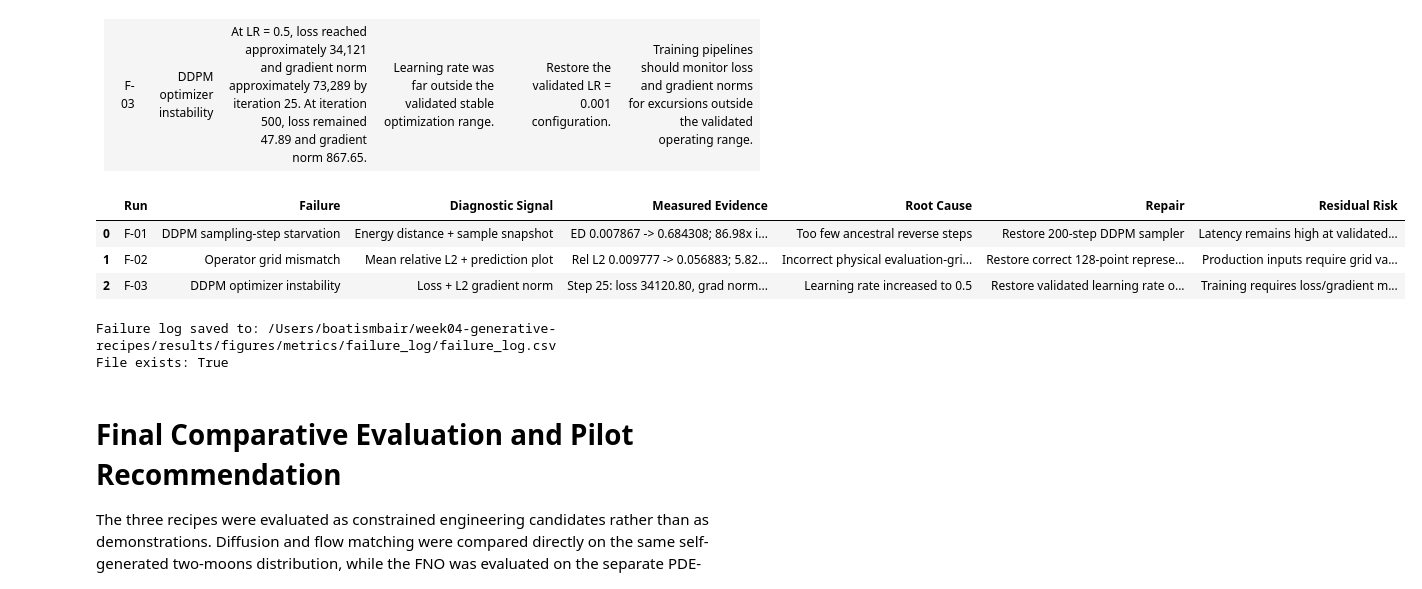
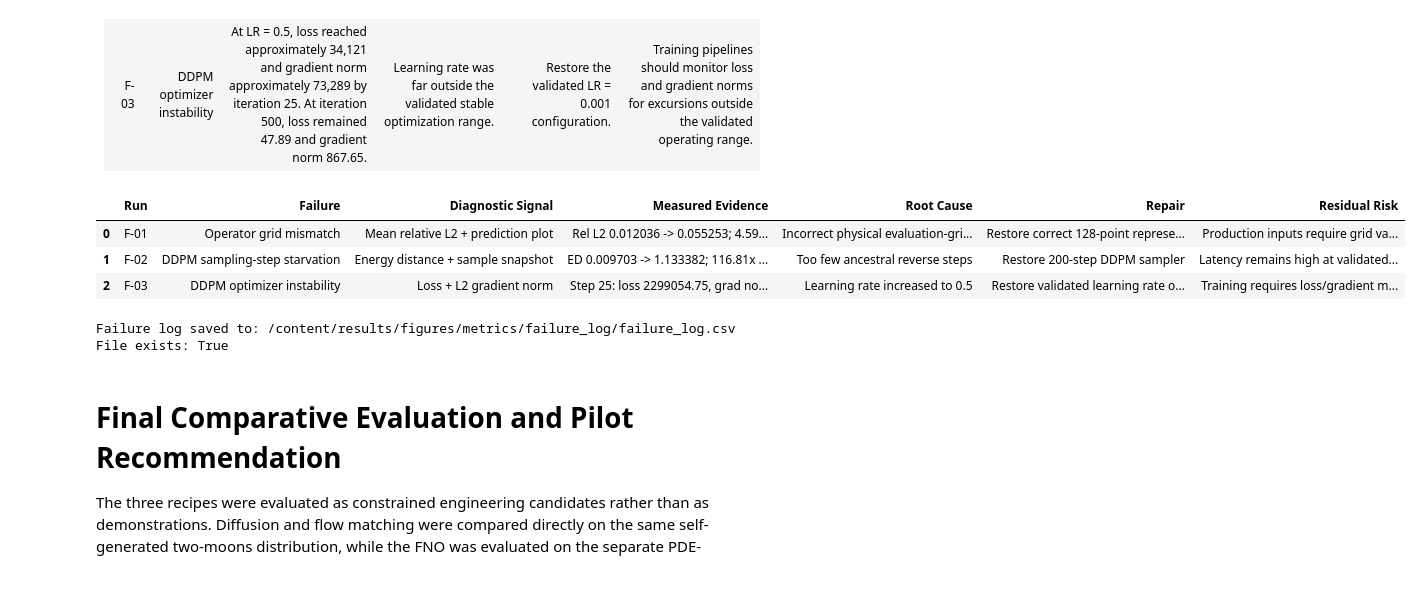
Before and after one commit to brentoatis-collab/week04-generative-recipes, a Jupyter notebook: notebooks/week04_three_recipes.ipynb, the cells around one changed output. Saved outputs shown, nothing was run; the diff lists cells and outputs as text; code cells hidden in the pictures.

Commit message:
Week 04: add validated Colab T4 results

```diff
--- a/notebooks/week04_three_recipes.ipynb
+++ b/notebooks/week04_three_recipes.ipynb
@@ -2698,47 +2698,48 @@ validated baseline configuration.
 # %%
 failure_log = pd.DataFrame([
     {
         "Run": "F-01",
+        "Failure": "Operator grid mismatch",
+        "Diagnostic Signal": "Mean relative L2 + prediction plot",
+        "Measured Evidence": (
+            f"Rel L2 {repaired_mean_l2:.6f} -> {bad_mean_l2:.6f}; "
+            f"{bad_mean_l2 / repaired_mean_l2:.2f}x increase"
+        ),
+        "Root Cause": "Incorrect physical evaluation-grid representation",
+        "Repair": "Restore correct 128-point representation",
+        "Residual Risk": "Production inputs require grid validation"
+    },
+    {
+        "Run": "F-02",
         "Failure": "DDPM sampling-step starvation",
         "Diagnostic Signal": "Energy distance + sample snapshot",
         "Measured Evidence": (
             f"ED {ddpm_energy:.6f} -> {ddpm_20_energy:.6f}; "
             f"{ddpm_20_energy / ddpm_energy:.2f}x increase"
         ),
         "Root Cause": "Too few ancestral reverse steps",
         "Repair": "Restore 200-step DDPM sampler",
         "Residual Risk": "Latency remains high at validated fidelity"
     },
     {
-        "Run": "F-02",
-        "Failure": "Operator grid mismatch",
-        "Diagnostic Signal": "Mean relative L2 + prediction plot",
-        "Measured Evidence": (
-            "Rel L2 0.009777 -> 0.056883; 5.82x increase"
-        ),
-        "Root Cause": "Incorrect physical evaluation-grid representation",
-        "Repair": "Restore correct 128-point representation",
-        "Residual Risk": "Production inputs require grid validation"
-    },
-    {
         "Run": "F-03",
         "Failure": "DDPM optimizer instability",
         "Diagnostic Signal": "Loss + L2 gradient norm",
         "Measured Evidence": (
-            "Step 25: loss 34120.80, grad norm 73289.02"
+            "Step 25: loss 2299054.75, grad norm 13391921.00"
         ),
         "Root Cause": "Learning rate increased to 0.5",
         "Repair": "Restore validated learning rate of 0.001",
         "Residual Risk": "Training requires loss/gradient monitoring"
     }
 ])
 
 failure_log
 # %% [output]
 |  | Run | Failure | Diagnostic Signal | Measured Evidence | Root Cause | Repair | Residual Risk |
-| 0 | F-01 | DDPM sampling-step starvation | Energy distance + sample snapshot | ED 0.007867 -> 0.684308; 86.98x i... | Too few ancestral reverse steps | Restore 200-step DDPM sampler | Latency remains high at validated... |
-| 1 | F-02 | Operator grid mismatch | Mean relative L2 + prediction plot | Rel L2 0.009777 -> 0.056883; 5.82... | Incorrect physical evaluation-gri... | Restore correct 128-point represe... | Production inputs require grid va... |
-| 2 | F-03 | DDPM optimizer instability | Loss + L2 gradient norm | Step 25: loss 34120.80, grad norm... | Learning rate increased to 0.5 | Restore validated learning rate o... | Training requires loss/gradient m... |
+| 0 | F-01 | Operator grid mismatch | Mean relative L2 + prediction plot | Rel L2 0.012036 -> 0.055253; 4.59... | Incorrect physical evaluation-gri... | Restore correct 128-point represe... | Production inputs require grid va... |
+| 1 | F-02 | DDPM sampling-step starvation | Energy distance + sample snapshot | ED 0.009703 -> 1.133382; 116.81x ... | Too few ancestral reverse steps | Restore 200-step DDPM sampler | Latency remains high at validated... |
+| 2 | F-03 | DDPM optimizer instability | Loss + L2 gradient norm | Step 25: loss 2299054.75, grad no... | Learning rate increased to 0.5 | Restore validated learning rate o... | Training requires loss/gradient m... |
 # %%
 from pathlib import Path
 
@@ -2765,7 +2766,7 @@ failure_log.to_csv(
 print(f"Failure log saved to: {failure_log_path.resolve()}")
 print(f"File exists: {failure_log_path.exists()}")
 # %% [output]
-Failure log saved to: /Users/boatismbair/week04-generative-recipes/results/figures/metrics/failure_log/failure_log.csv
+Failure log saved to: /content/results/figures/metrics/failure_log/failure_log.csv
 File exists: True
 # %% [markdown]
 # Final Comparative Evaluation and Pilot Recommendation
```
Also changed, not shown: parts of 37 cells of this notebook.
